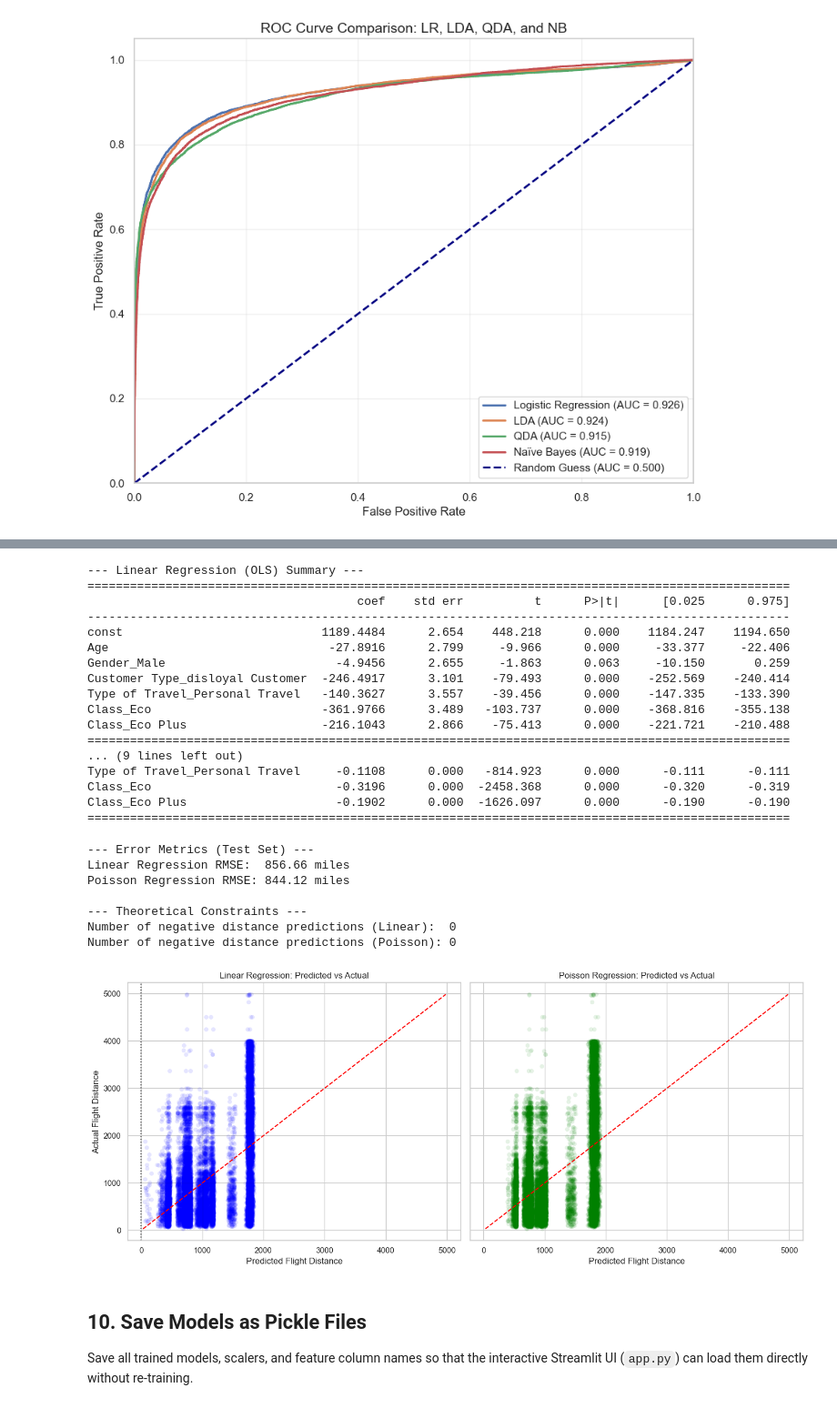
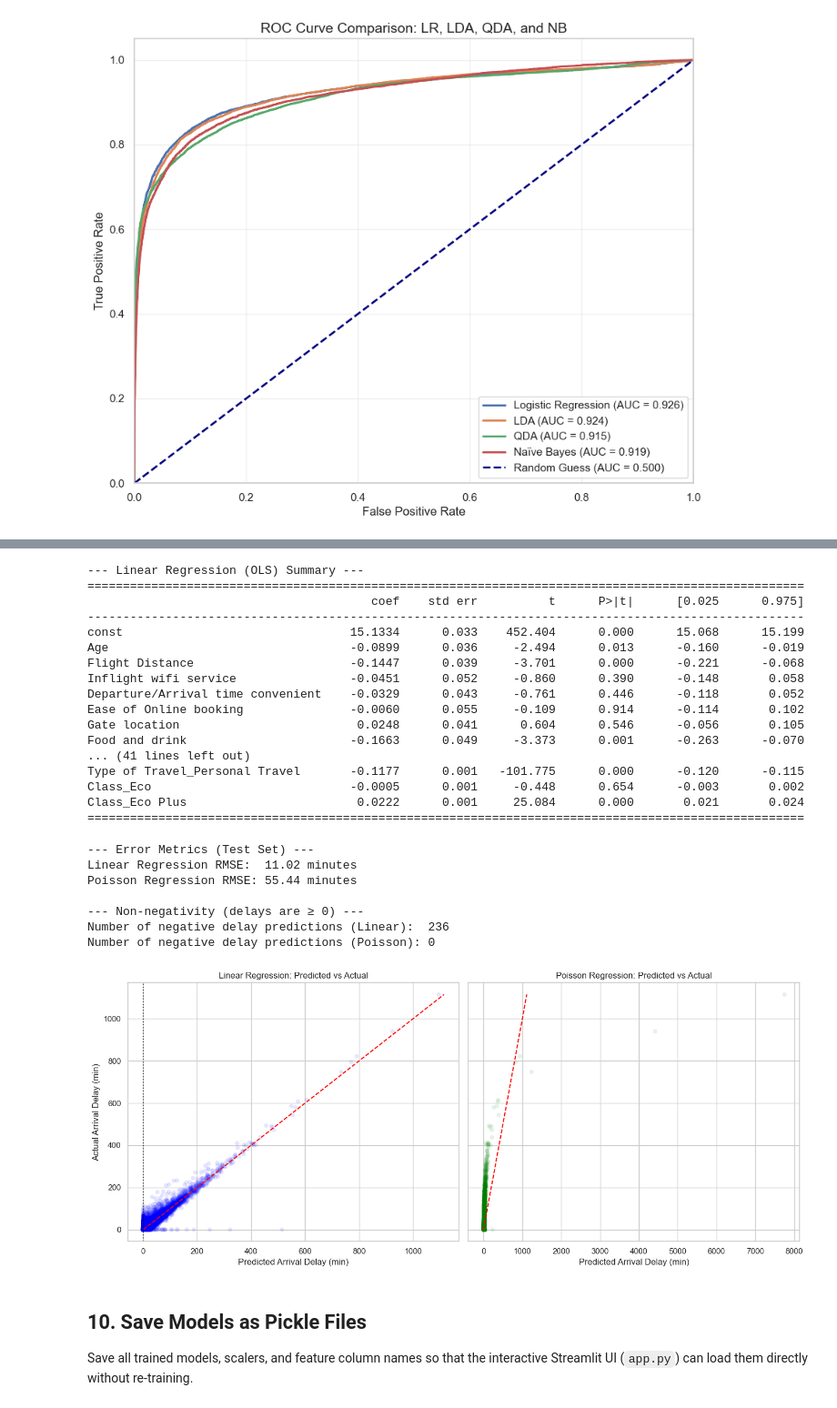
Before and after one commit to 1javid/ml_pr_2, a Jupyter notebook: projecttwin.ipynb, the cells around one changed output, grey strips where cells are left out. Shown at 91% size. Drawn from its saved outputs; the diff is of its cells as text; code cells hidden in the pictures.

Commit message:
fixed sections 5 and 9

```diff
--- a/projecttwin.ipynb
+++ b/projecttwin.ipynb
@@ -411,18 +416,22 @@ Predict flight distance from passenger demographics.
 # %%
-target   = 'Flight Distance'
-features = ['Age', 'Gender', 'Customer Type', 'Type of Travel', 'Class']
+# Target: Arrival Delay in Minutes (imputed in Section 2).
+target = 'Arrival Delay in Minutes'
+feature_cols = [c for c in df_train.columns if c not in ('satisfaction', target)]
+cat_cols_reg = ['Gender', 'Customer Type', 'Type of Travel', 'Class']
 
-X_reg_train_cat = pd.get_dummies(df_train[features], drop_first=True)
-X_reg_test_cat  = pd.get_dummies(df_test[features],  drop_first=True)
-X_reg_test_cat  = X_reg_test_cat.reindex(columns=X_reg_train_cat.columns, fill_value=0)
+X_reg_train = df_train[feature_cols].copy()
+X_reg_test  = df_test[feature_cols].copy()
+X_reg_train = pd.get_dummies(X_reg_train, columns=cat_cols_reg, drop_first=True)
+X_reg_test  = pd.get_dummies(X_reg_test,  columns=cat_cols_reg, drop_first=True)
+X_reg_test  = X_reg_test.reindex(columns=X_reg_train.columns, fill_value=0)
 
 y_reg_train = df_train[target]
 y_reg_test  = df_test[target]
 
 # Standardize features; critical for Poisson GLM convergence — fit on train only
 scaler_reg = StandardScaler()
-X_reg_train_scaled = pd.DataFrame(scaler_reg.fit_transform(X_reg_train_cat), columns=X_reg_train_cat.columns)
-X_reg_test_scaled  = pd.DataFrame(scaler_reg.transform(X_reg_test_cat),      columns=X_reg_train_cat.columns)
+X_reg_train_scaled = pd.DataFrame(scaler_reg.fit_transform(X_reg_train), columns=X_reg_train.columns)
+X_reg_test_scaled  = pd.DataFrame(scaler_reg.transform(X_reg_test),      columns=X_reg_train.columns)
 
 # Add intercept term (required by statsmodels)
 X_reg_train_scaled = sm.add_constant(X_reg_train_scaled)
@@ -433,68 +442,68 @@ linear_model = sm.OLS(y_reg_train, X_reg_train_scaled).fit()
 print("--- Linear Regression (OLS) Summary ---")
 print(linear_model.summary().tables[1])
 
-# Poisson GLM
+# Poisson GLM (delay in minutes is non-negative, count-like)
 poisson_model = sm.GLM(y_reg_train, X_reg_train_scaled, family=sm.families.Poisson()).fit()
 print("\n--- Poisson Regression Summary ---")
 print(poisson_model.summary().tables[1])
 # %% [output]
 --- Linear Regression (OLS) Summary ---
-===================================================================================================
-                                      coef    std err          t      P>|t|      [0.025      0.975]
----------------------------------------------------------------------------------------------------
-const                            1189.4484      2.654    448.218      0.000    1184.247    1194.650
-Age                               -27.8916      2.799     -9.966      0.000     -33.377     -22.406
-Gender_Male                        -4.9456      2.655     -1.863      0.063     -10.150       0.259
-Customer Type_disloyal Customer  -246.4917      3.101    -79.493      0.000    -252.569    -240.414
-Type of Travel_Personal Travel   -140.3627      3.557    -39.456      0.000    -147.335    -133.390
-Class_Eco                        -361.9766      3.489   -103.737      0.000    -368.816    -355.138
-Class_Eco Plus                   -216.1043      2.866    -75.413      0.000    -221.721    -210.488
-===================================================================================================
-... (9 lines left out)
-Type of Travel_Personal Travel     -0.1108      0.000   -814.923      0.000      -0.111      -0.111
-Class_Eco                          -0.3196      0.000  -2458.368      0.000      -0.320      -0.319
-Class_Eco Plus                     -0.1902      0.000  -1626.097      0.000      -0.190      -0.190
-===================================================================================================
+=====================================================================================================
+                                        coef    std err          t      P>|t|      [0.025      0.975]
+-----------------------------------------------------------------------------------------------------
+const                                15.1334      0.033    452.404      0.000      15.068      15.199
+Age                                  -0.0899      0.036     -2.494      0.013      -0.160      -0.019
+Flight Distance                      -0.1447      0.039     -3.701      0.000      -0.221      -0.068
+Inflight wifi service                -0.0451      0.052     -0.860      0.390      -0.148       0.058
+Departure/Arrival time convenient    -0.0329      0.043     -0.761      0.446      -0.118       0.052
+Ease of Online booking               -0.0060      0.055     -0.109      0.914      -0.114       0.102
+Gate location                         0.0248      0.041      0.604      0.546      -0.056       0.105
+Food and drink                       -0.1663      0.049     -3.373      0.001      -0.263      -0.070
+... (41 lines left out)
+Type of Travel_Personal Travel       -0.1177      0.001   -101.775      0.000      -0.120      -0.115
+Class_Eco                            -0.0005      0.001     -0.448      0.654      -0.003       0.002
+Class_Eco Plus                        0.0222      0.001     25.084      0.000       0.021       0.024
+=====================================================================================================
 # %%
 y_pred_linear  = linear_model.predict(X_reg_test_scaled)
 y_pred_poisson = poisson_model.predict(X_reg_test_scaled)
 
 rmse_linear  = np.sqrt(mean_squared_error(y_reg_test, y_pred_linear))
 rmse_poisson = np.sqrt(mean_squared_error(y_reg_test, y_pred_poisson))
 
 print("--- Error Metrics (Test Set) ---")
-print(f"Linear Regression RMSE:  {rmse_linear:.2f} miles")
-print(f"Poisson Regression RMSE: {rmse_poisson:.2f} miles")
+print(f"Linear Regression RMSE:  {rmse_linear:.2f} minutes")
+print(f"Poisson Regression RMSE: {rmse_poisson:.2f} minutes")
 
-print("\n--- Theoretical Constraints ---")
-print(f"Number of negative distance predictions (Linear):  {(y_pred_linear < 0).sum():,}")
-print(f"Number of negative distance predictions (Poisson): {(y_pred_poisson < 0).sum():,}")
+print("\n--- Non-negativity (delays are ≥ 0) ---")
+print(f"Number of negative delay predictions (Linear):  {(y_pred_linear < 0).sum():,}")
+print(f"Number of negative delay predictions (Poisson): {(y_pred_poisson < 0).sum():,}")
 
 fig, axes = plt.subplots(1, 2, figsize=(14, 6), sharey=True)
 
 axes[0].scatter(y_pred_linear, y_reg_test, alpha=0.1, color='blue', edgecolor='none')
 axes[0].plot([y_reg_test.min(), y_reg_test.max()], [y_reg_test.min(), y_reg_test.max()], color='red', linestyle='--')
 axes[0].set_title('Linear Regression: Predicted vs Actual', fontsize=12)
-axes[0].set_xlabel('Predicted Flight Distance')
-axes[0].set_ylabel('Actual Flight Distance')
+axes[0].set_xlabel('Predicted Arrival Delay (min)')
+axes[0].set_ylabel('Actual Arrival Delay (min)')
 axes[0].axvline(x=0, color='black', linestyle=':', alpha=0.7)
 
 axes[1].scatter(y_pred_poisson, y_reg_test, alpha=0.1, color='green', edgecolor='none')
 axes[1].plot([y_reg_test.min(), y_reg_test.max()], [y_reg_test.min(), y_reg_test.max()], color='red', linestyle='--')
 axes[1].set_title('Poisson Regression: Predicted vs Actual', fontsize=12)
-axes[1].set_xlabel('Predicted Flight Distance')
+axes[1].set_xlabel('Predicted Arrival Delay (min)')
 
 plt.tight_layout()
 plt.show()
 # %% [output]
 --- Error Metrics (Test Set) ---
-Linear Regression RMSE:  856.66 miles
-Poisson Regression RMSE: 844.12 miles
+Linear Regression RMSE:  11.02 minutes
+Poisson Regression RMSE: 55.44 minutes
 
---- Theoretical Constraints ---
-Number of negative distance predictions (Linear):  0
-Number of negative distance predictions (Poisson): 0
+--- Non-negativity (delays are ≥ 0) ---
+Number of negative delay predictions (Linear):  236
+Number of negative delay predictions (Poisson): 0
-[figure, old version]
+[figure, new version]
 # %% [markdown]
 ## 10. Save Models as Pickle Files
 
```
Also changed, not shown: parts of 6 cells of this notebook, 5 other files.
